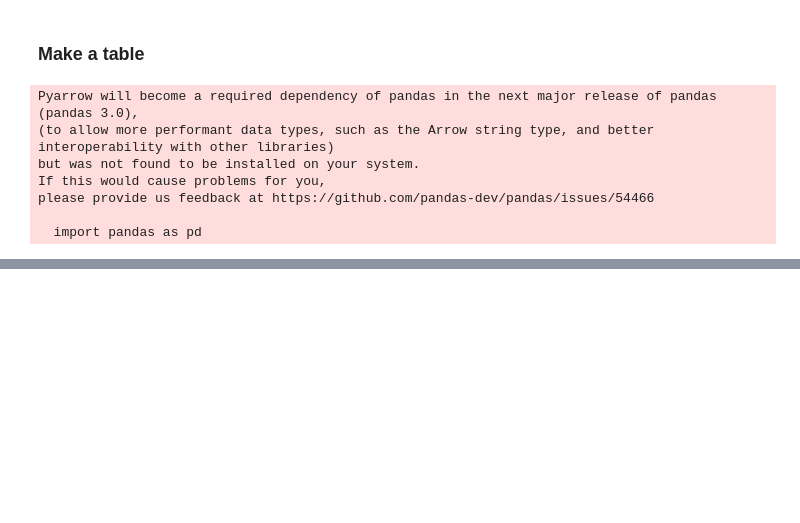
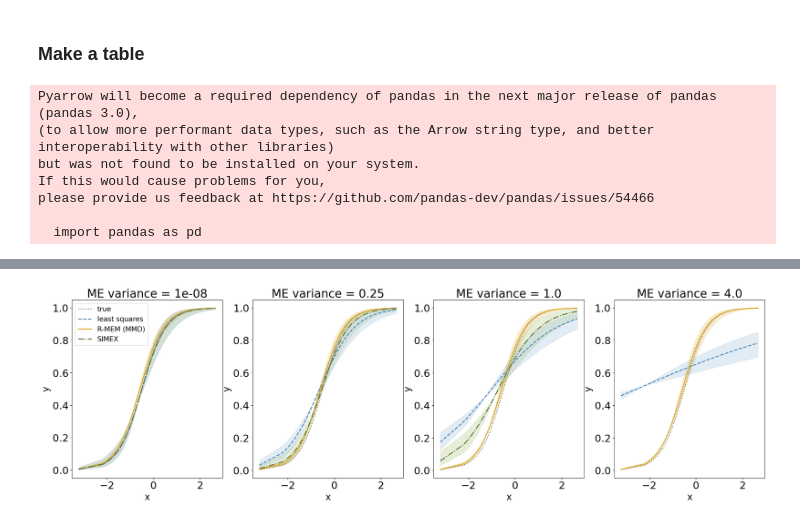
Before and after one commit to haritadell/me-models, a Jupyter notebook: gather_results.ipynb, the cells around one changed output, grey strips where cells are left out. Drawn from its saved outputs; the diff is of its cells as text; code cells hidden in the pictures; blank space fills up the shorter version.

```diff
--- a/gather_results.ipynb
+++ b/gather_results.ipynb
@@ -206,4 +300,92 @@ Successfully installed seaborn-0.13.2
 Note: you may need to restart the kernel to use updated packages.
+# %%
+import matplotlib.pyplot as plt
+num_methods = 3
+num_realizations = 100
+num_scales = len(scales_nu)
+fig, ax_array = plt.subplots(1, num_scales, figsize=(27,7))
+credible_interval = 0.90
+n = 200
+regs = np.zeros((num_realizations, num_methods, n))
+lower_bounds = np.zeros((num_methods, n))
+upper_bounds = np.zeros((num_methods, n))
+means = np.zeros((num_methods, n))
+for ax, j in zip(ax_array.flatten(), range(0, num_scales)):
+    scale_nu = scales_nu[j]
+    seed = 12
+    thetas_over_run = np.zeros((len(theta_star), num_methods, num_realizations))
+    for r in range(num_realizations):
+        seed += 1
+        boot_sample = np.loadtxt(folder_path+f'sample_scale_nu{scale_nu}_c{c}_n{n}_B{B}_seed{seed}.txt')
+        if scale_nu == 1.0:
+            simex_sample = np.loadtxt(folder_path_simex+f'simex_scale_nu{1}_seed{seed}.txt')
+        elif scale_nu == 2.0:
+            simex_sample = np.loadtxt(folder_path_simex+f'simex_scale_nu{1}_seed{seed}.txt')
+        else:
+            simex_sample = np.loadtxt(folder_path_simex+f'simex_scale_nu{scale_nu}_seed{seed}.txt')
+        data, xis_star = sample_observed_data_classical(reg_func, int(n), loc_x, scale_x, scale_nu, scale_eps, theta_star, seed)#np.loadtxt(folder_path+f'data_scale_nu{scale_nu}_c{c}_n{n}_B{B}_seed{seed}.txt')
+        mean_boot_sample = boot_sample.mean(axis=0)
+        initial_guess = [0,0] #[0, 4]  # Initial parameter guess
+        ls_estimator, _ = curve_fit(nonlinear_model, data[:,0], data[:,1], p0=initial_guess)
+        thetas_over_run[:, 0, r] = mean_boot_sample
+        thetas_over_run[:, 1, r] = simex_sample
+        thetas_over_run[:, 2, r] = ls_estimator
+        xis_star_sorted = np.sort(xis_star)
+        regs[r,0,:] = reg_func(thetas_over_run[:,0,r], xis_star_sorted)
+        regs[r,1,:] = reg_func(thetas_over_run[:,1,r], xis_star_sorted)
+        regs[r,2,:] = reg_func(thetas_over_run[:,2,r], xis_star_sorted)
+
+    # lower_bounds[0, :] = np.percentile(regs[:,0,:], (1 - credible_interval) / 2 * 100, axis=0)
+    # upper_bounds[0, :] = np.percentile(regs[:,0,:], (1 + credible_interval) / 2 * 100, axis=0)
+    #means[0, :] = np.mean(regs[:,0,:], axis=0)
+    means[0, :] = reg_func(thetas_over_run[:,0,:].mean(axis=1), xis_star_sorted)
+    lower_bounds[0, :] = reg_func(thetas_over_run[:,0,:].mean(axis=1) - thetas_over_run[:,0,:].std(axis=1), xis_star_sorted)
+    upper_bounds[0, :] = reg_func(thetas_over_run[:,0,:].mean(axis=1) + thetas_over_run[:,0,:].std(axis=1), xis_star_sorted)
+    # lower_bounds[1, :] = np.percentile(regs[:,1,:], (1 - credible_interval) / 2 * 100, axis=0)
+    # upper_bounds[1, :] = np.percentile(regs[:,1,:], (1 + credible_interval) / 2 * 100, axis=0)
+    #means[1, :] = np.mean(regs[:,1,:], axis=0)
+    means[1, :] = reg_func(thetas_over_run[:,1,:].mean(axis=1), xis_star_sorted)
+    lower_bounds[1, :] = reg_func(thetas_over_run[:,1,:].mean(axis=1) - thetas_over_run[:,1,:].std(axis=1), xis_star_sorted)
+    upper_bounds[1, :] = reg_func(thetas_over_run[:,1,:].mean(axis=1) + thetas_over_run[:,1,:].std(axis=1), xis_star_sorted)
+    # lower_bounds[2, :] = np.percentile(regs[:,2,:], (1 - credible_interval) / 2 * 100, axis=0)
+    # upper_bounds[2, :] = np.percentile(regs[:,2,:], (1 + credible_interval) / 2 * 100, axis=0)
+    #means[2, :] = np.mean(regs[:,2,:], axis=0)
+    means[2, :] = reg_func(thetas_over_run[:,2,:].mean(axis=1), xis_star_sorted)
+    lower_bounds[2, :] = reg_func(thetas_over_run[:,2,:].mean(axis=1) - thetas_over_run[:,2,:].std(axis=1), xis_star_sorted)
+    upper_bounds[2, :] = reg_func(thetas_over_run[:,2,:].mean(axis=1) + thetas_over_run[:,2,:].std(axis=1), xis_star_sorted)
+
+    Y_real = reg_func(theta_star, xis_star_sorted)
+
+    ax.plot(xis_star_sorted, Y_real, linestyle='dotted', label='true', color='dimgrey', lw=2)
+
+    ax.plot(xis_star_sorted, means[2,:], linestyle='dashed', label='least squares', color='#4682B4', lw=2)
+
+    ax.plot(xis_star_sorted, means[0, :], linestyle='solid', label='R-MEM (MMD)', color='goldenrod',lw=2)
+    if scale_nu != 2.0:
+        ax.plot(xis_star_sorted, means[1, :], linestyle='dashdot', label='SIMEX',color='#556B2F', lw=2)
+        ax.fill_between(xis_star_sorted, lower_bounds[1, :], upper_bounds[1, :], color=lighten_color('#556B2F'), alpha=0.3)
+
+    ax.fill_between(xis_star_sorted, lower_bounds[0, :], upper_bounds[0, :], color=lighten_color('goldenrod', 0.7), alpha=0.3)
+    ax.fill_between(xis_star_sorted, lower_bounds[2, :], upper_bounds[2, :], color=lighten_color('#4682B4'), alpha=0.3)
+
+    ax.yaxis.grid(False)
+    ax.xaxis.grid(False)
+    ax.patch.set_facecolor('white')
+    if j == 0:
+        ax.set_title(f'ME variance = 1e-08', fontsize=25)
+    elif j == 1 or j == 3:
+        ax.set_title(f'ME variance = {scale_nu**2}', fontsize=25)
+    elif j == 2:
+        ax.set_title(f'ME variance = {scale_nu**2}', fontsize=25)
+
+    ax.set_xlabel('x',fontsize=20)
+    ax.set_ylabel('y',fontsize=20)
+    ax.tick_params(axis='both', which='major', labelsize=22)
+    ax.tick_params(axis='both', which='minor', labelsize=22)
+    if j == 0:
+        ax.legend(fontsize=15)
+# %% [output]
+[figure, added]
 # %%
 import matplotlib.pyplot as plt
 import seaborn as sns
```
Also changed, not shown: parts of 16 cells of this notebook.
